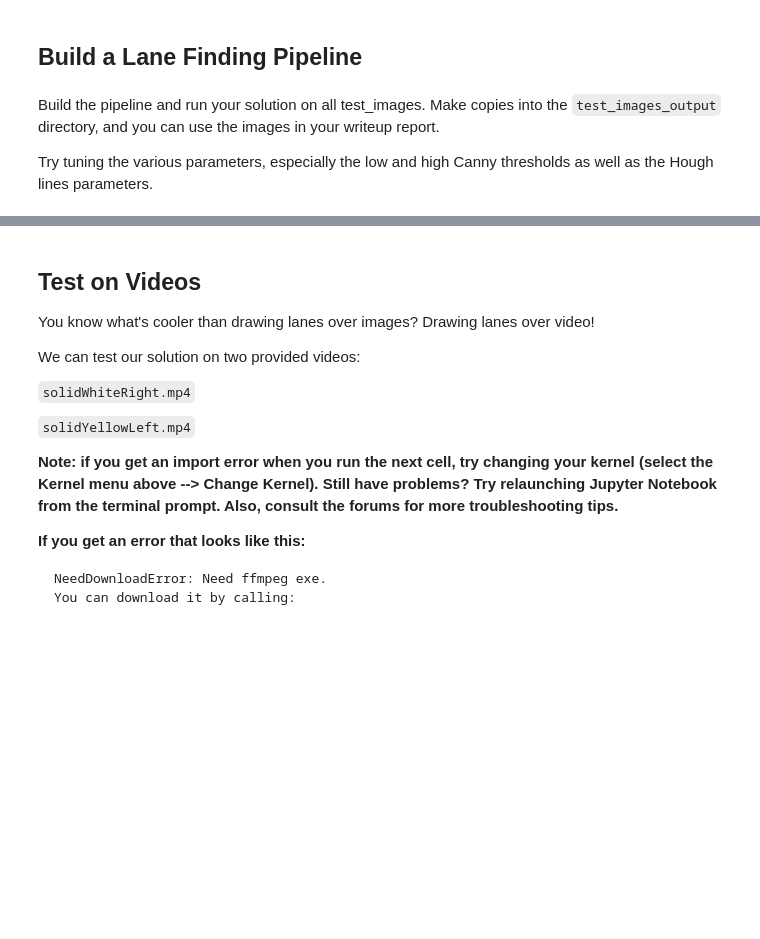
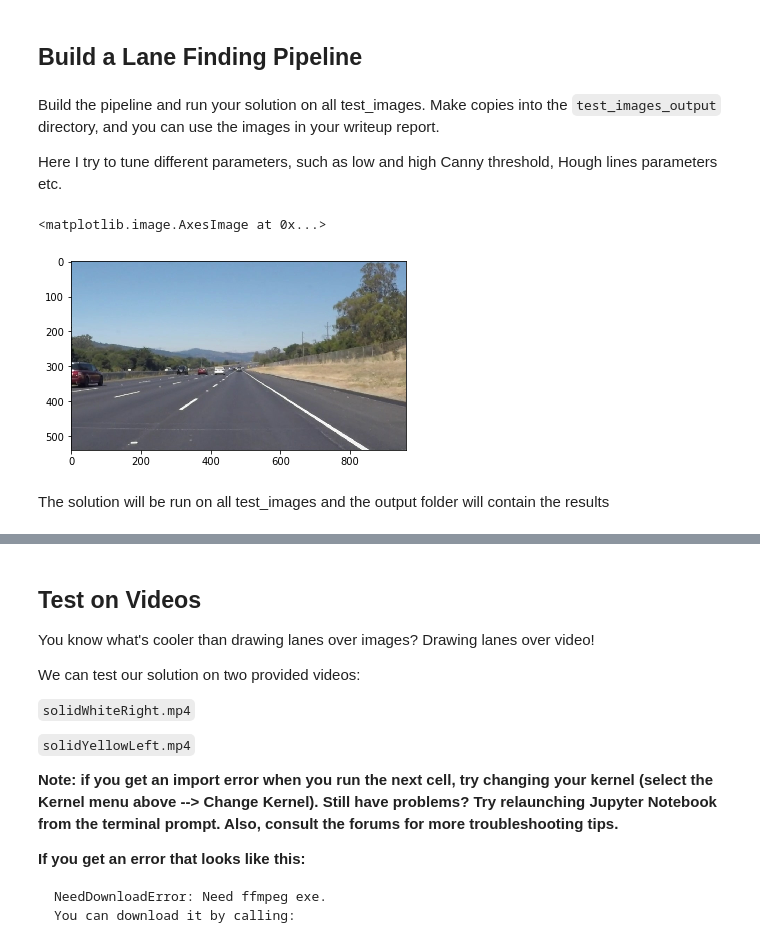
Before and after one commit to USinani/Udacity-Nanodegree-Self_driving_car_Engineer, a Jupyter notebook: P1.ipynb, the cells around one changed output, grey strips where cells are left out. Drawn from its saved outputs; the diff is of its cells as text; code cells hidden in the pictures; blank space fills up the shorter version.

```diff
--- a/P1.ipynb
+++ b/P1.ipynb
@@ -318,4 +197,4 @@ NameError: name 'process_image' is not defined
 # %% [markdown]
 Build the pipeline and run your solution on all test_images. Make copies into the `test_images_output` directory, and you can use the images in your writeup report.
 
-Try tuning the various parameters, especially the low and high Canny thresholds as well as the Hough lines parameters.
+Here I try to tune different parameters, such as low and high Canny threshold, Hough lines parameters etc.
@@ -324,0 +428,13 @@ Try tuning the various parameters, especially the low and high Canny thresholds
+# %%
+import os
+os.listdir('test_images/')
+
+# read input images
+imgs = mpimg.imread("test_images/solidWhiteRight.jpg")
+
+plt.imshow(imgs)
+# %% [output]
+<matplotlib.image.AxesImage at 0x...>
+[figure, added]
+# %% [markdown]
+The solution will be run on all test_images and the output folder will contain the results
```
Also changed, not shown: parts of 23 cells of this notebook.
